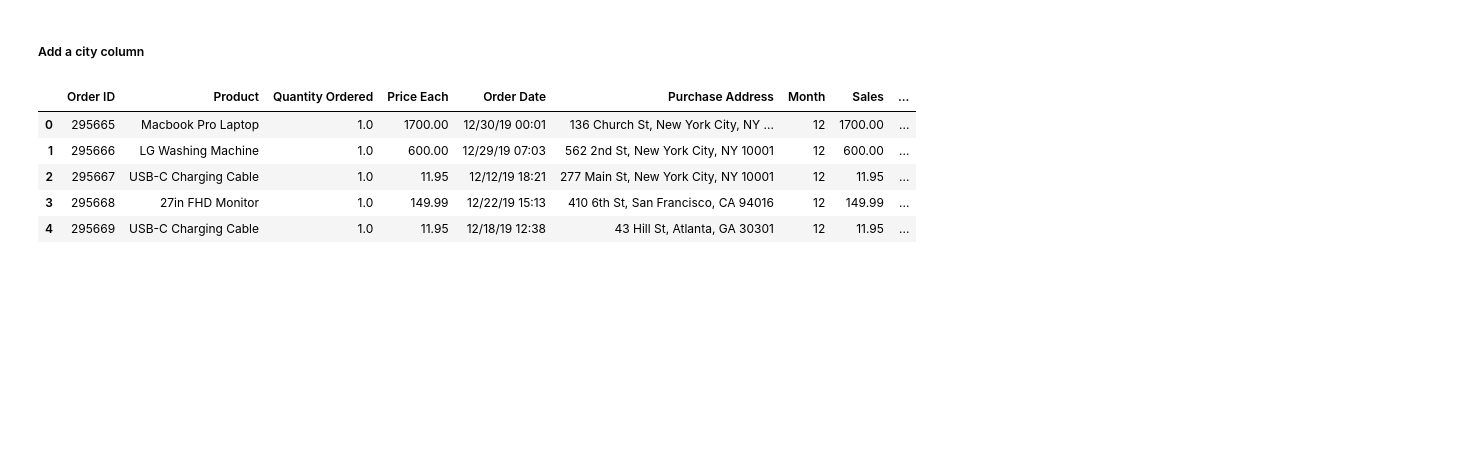
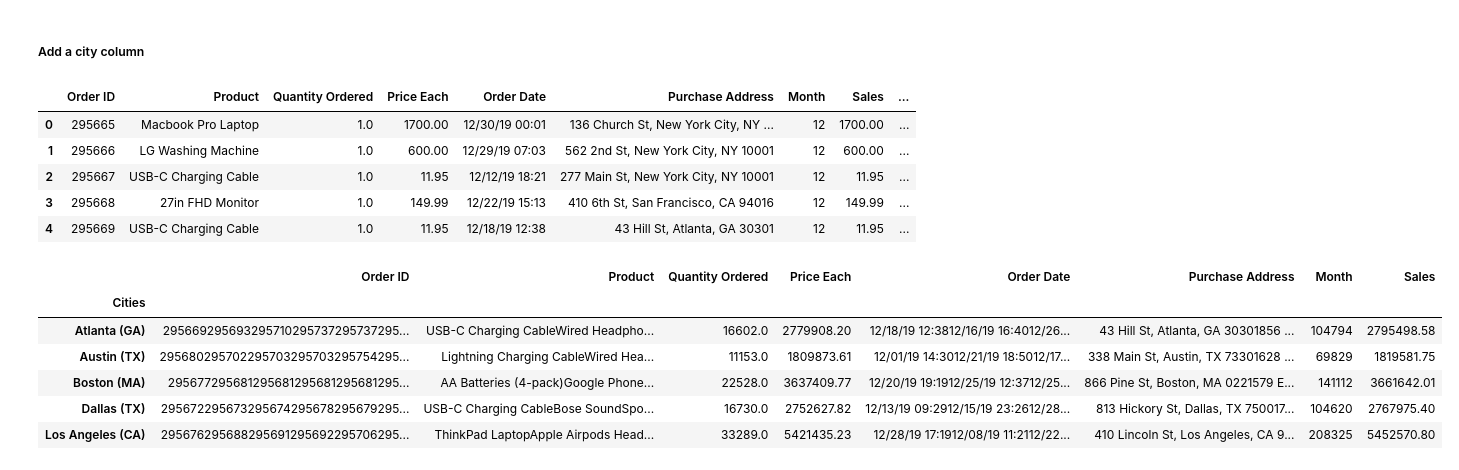
Before and after one commit to JMustang/analize_de_dados, a Jupyter notebook: main.ipynb, the cells around one changed output. Saved outputs shown, nothing was run; the diff lists cells and outputs as text; code cells hidden in the pictures; blank space fills up the shorter version.

```diff
--- a/main.ipynb
+++ b/main.ipynb
@@ -136,3 +136,14 @@ all_data.head()
 | 2 | 295667 | USB-C Charging Cable | 1.0 | 11.95 | 12/12/19 18:21 | 277 Main St, New York City, NY 10001 | 12 | 11.95 | ... |
 | 3 | 295668 | 27in FHD Monitor | 1.0 | 149.99 | 12/22/19 15:13 | 410 6th St, San Francisco, CA 94016 | 12 | 149.99 | ... |
 | 4 | 295669 | USB-C Charging Cable | 1.0 | 11.95 | 12/18/19 12:38 | 43 Hill St, Atlanta, GA 30301 | 12 | 11.95 | ... |
+# %%
+results = all_data.groupby('Cities').sum()
+results.head()
+# %% [output]
+|  | Order ID | Product | Quantity Ordered | Price Each | Order Date | Purchase Address | Month | Sales |
+| Cities |  |  |  |  |  |  |  |  |
+| Atlanta (GA) | 295669295693295710295737295737295... | USB-C Charging CableWired Headpho... | 16602.0 | 2779908.20 | 12/18/19 12:3812/16/19 16:4012/26... | 43 Hill St, Atlanta, GA 30301856 ... | 104794 | 2795498.58 |
+| Austin (TX) | 295680295702295703295703295754295... | Lightning Charging CableWired Hea... | 11153.0 | 1809873.61 | 12/01/19 14:3012/21/19 18:5012/17... | 338 Main St, Austin, TX 73301628 ... | 69829 | 1819581.75 |
+| Boston (MA) | 295677295681295681295681295681295... | AA Batteries (4-pack)Google Phone... | 22528.0 | 3637409.77 | 12/20/19 19:1912/25/19 12:3712/25... | 866 Pine St, Boston, MA 0221579 E... | 141112 | 3661642.01 |
+| Dallas (TX) | 295672295673295674295678295679295... | USB-C Charging CableBose SoundSpo... | 16730.0 | 2752627.82 | 12/13/19 09:2912/15/19 23:2612/28... | 813 Hickory St, Dallas, TX 750017... | 104620 | 2767975.40 |
+| Los Angeles (CA) | 295676295688295691295692295706295... | ThinkPad LaptopApple Airpods Head... | 33289.0 | 5421435.23 | 12/28/19 17:1912/08/19 11:2112/22... | 410 Lincoln St, Los Angeles, CA 9... | 208325 | 5452570.80 |
```
Also changed, not shown: parts of 1 cell of this notebook.
